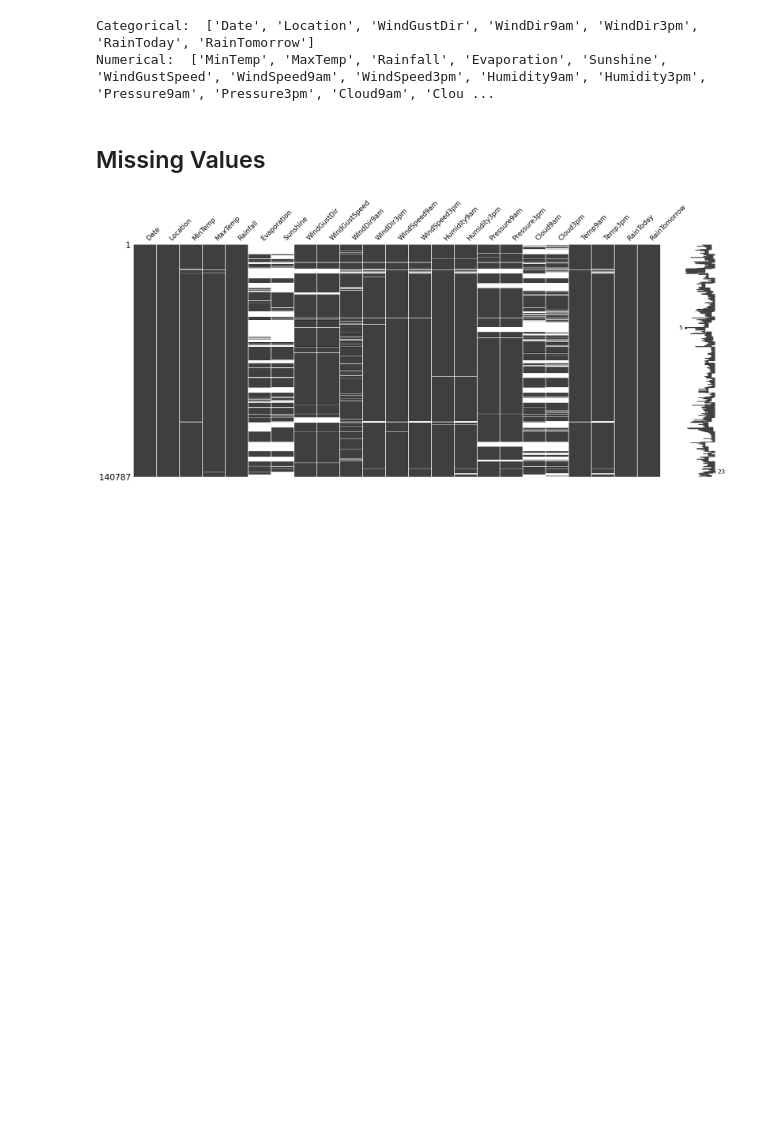
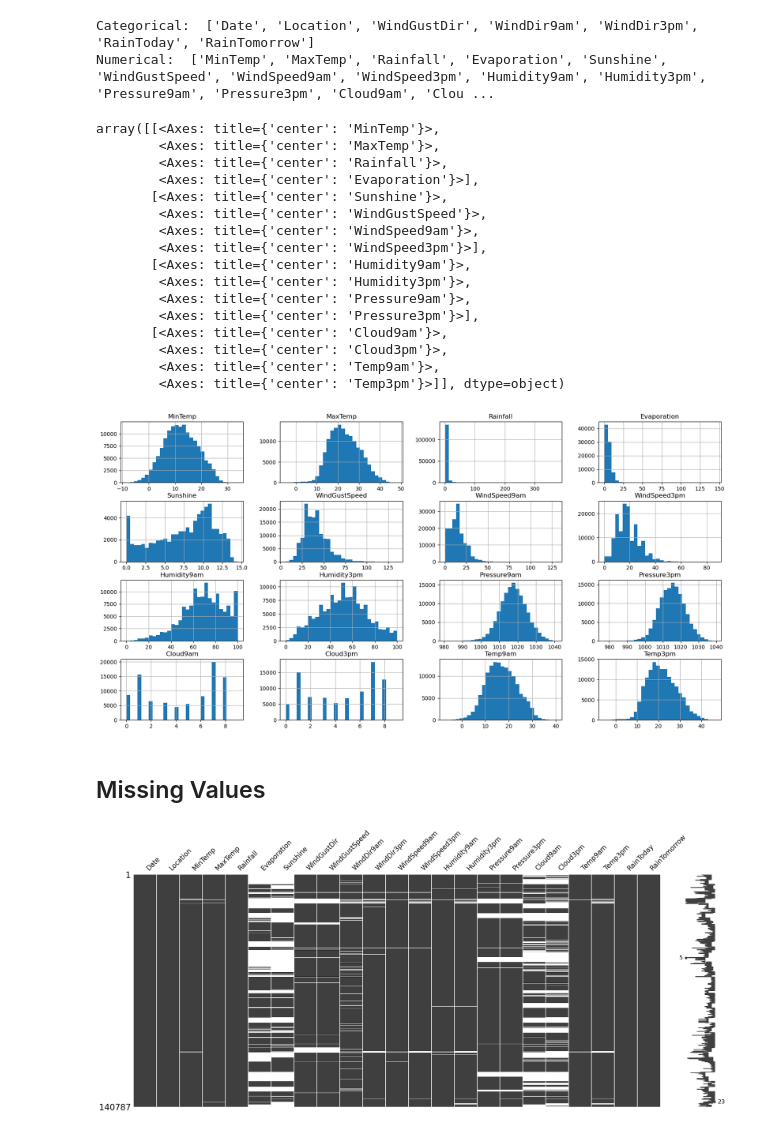
Before and after one commit to zielinskim04/IntroductionToMachineLearning, a Jupyter notebook: projekt_1.ipynb, the cells around one changed output. Cells and saved outputs as stored; diff of their text form; code cells hidden in the pictures; blank space fills up the shorter version.

```diff
--- a/projekt_1.ipynb
+++ b/projekt_1.ipynb
@@ -82,7 +82,25 @@ Numerical:  ['MinTemp', 'MaxTemp', 'Rainfall', 'Evaporation', 'Sunshine', 'WindG
 # %%
 #
 df.hist(figsize=(20, 10), bins=30)
-df.boxplot(figsize=(20, 10))
+# df.boxplot(figsize=(20, 10))
+# %% [output]
+array([[<Axes: title={'center': 'MinTemp'}>,
+        <Axes: title={'center': 'MaxTemp'}>,
+        <Axes: title={'center': 'Rainfall'}>,
+        <Axes: title={'center': 'Evaporation'}>],
+       [<Axes: title={'center': 'Sunshine'}>,
+        <Axes: title={'center': 'WindGustSpeed'}>,
+        <Axes: title={'center': 'WindSpeed9am'}>,
+        <Axes: title={'center': 'WindSpeed3pm'}>],
+       [<Axes: title={'center': 'Humidity9am'}>,
+        <Axes: title={'center': 'Humidity3pm'}>,
+        <Axes: title={'center': 'Pressure9am'}>,
+        <Axes: title={'center': 'Pressure3pm'}>],
+       [<Axes: title={'center': 'Cloud9am'}>,
+        <Axes: title={'center': 'Cloud3pm'}>,
+        <Axes: title={'center': 'Temp9am'}>,
+        <Axes: title={'center': 'Temp3pm'}>]], dtype=object)
+[figure, added]
 # %% [markdown]
 ## Missing Values
 # %%
```
